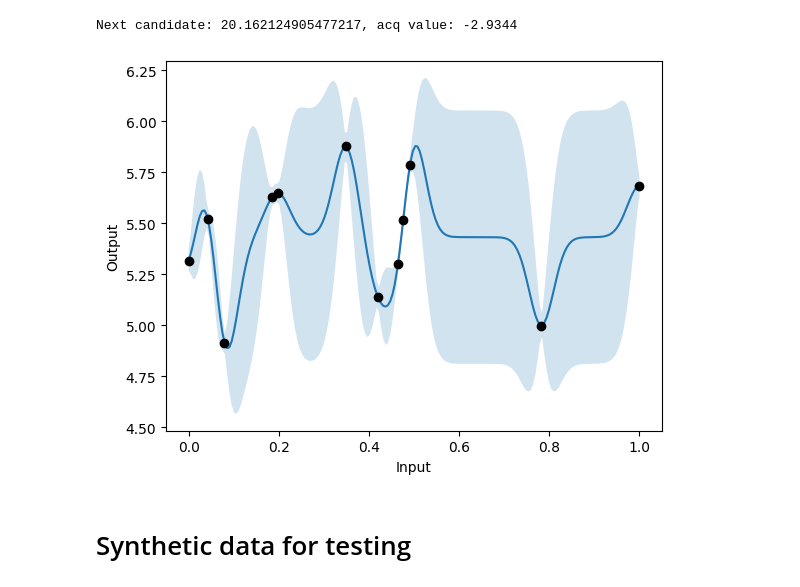
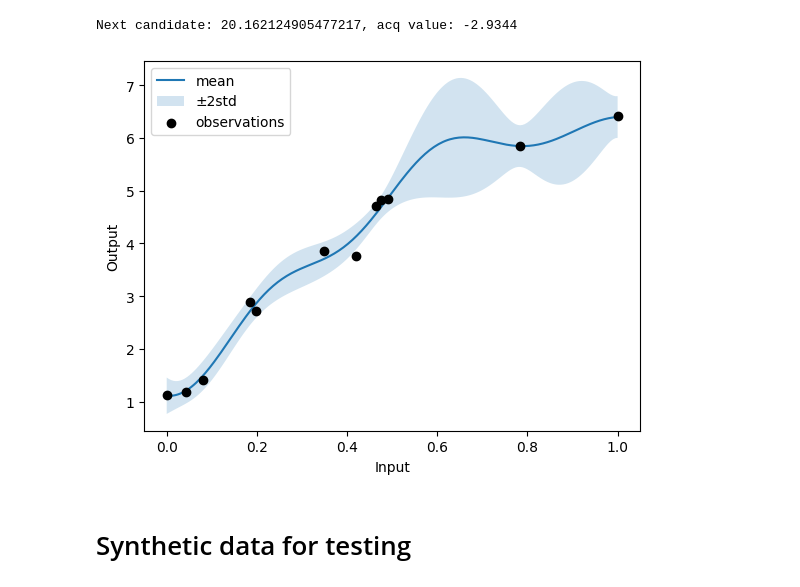
Before and after one commit to GuangchenW/bioreactor-optimization, a Jupyter notebook: bo.ipynb, the cells around one changed output. Cells and saved outputs as stored; diff of their text form; code cells hidden in the pictures.

Commit message:
Improved visualization script to visualize any model in the list

```diff
--- a/bo.ipynb
+++ b/bo.ipynb
@@ -114,32 +114,38 @@ Next candidate: 20.162124905477217, acq value: -2.9344
 # %%
 # --- Visualize GP for debugging --- #
 X_test = torch.linspace(X_low, X_high, 200).unsqueeze(-1)
 
-model_idx = 0
+model_idx = 1 # Change id
 model = all_models.models[model_idx]
 
 model.eval()
 with torch.no_grad():
     posterior = model.posterior(X_test)
     mean = posterior.mean.squeeze()
     std = posterior.variance.squeeze().sqrt()
 
 # Plot
 fig, ax = plt.subplots()
-ax.plot(X_test.squeeze().numpy(), mean.numpy(), label="GP mean")
+ax.plot(X_test.squeeze().numpy(), mean.numpy(), label="mean")
 ax.fill_between(
     X_test.squeeze().numpy(),
     (mean - 2 * std).numpy(),
     (mean + 2 * std).numpy(),
     alpha = 0.2,
-    label = "2std"
+    label = "±2std"
 )
-ax.scatter(X.squeeze().numpy(), Y_aug.squeeze().numpy(), c="black", zorder=3, label="observations")
+
+if model_idx == 0:
+    ax.scatter(X.squeeze().numpy(), Y_aug.squeeze().numpy(), c="black", zorder=3, label="observations")
+else:
+    ax.scatter(X.squeeze().numpy(), C[:,model_idx-1].numpy(), c="black", zorder=3, label="observations")
+
 ax.set_xlabel("Input")
 ax.set_ylabel("Output")
+ax.legend()
 plt.show()
 # %% [output]
-[figure, old version]
+[figure, new version]
 # %% [markdown]
 # Synthetic data for testing
 # %%
```
